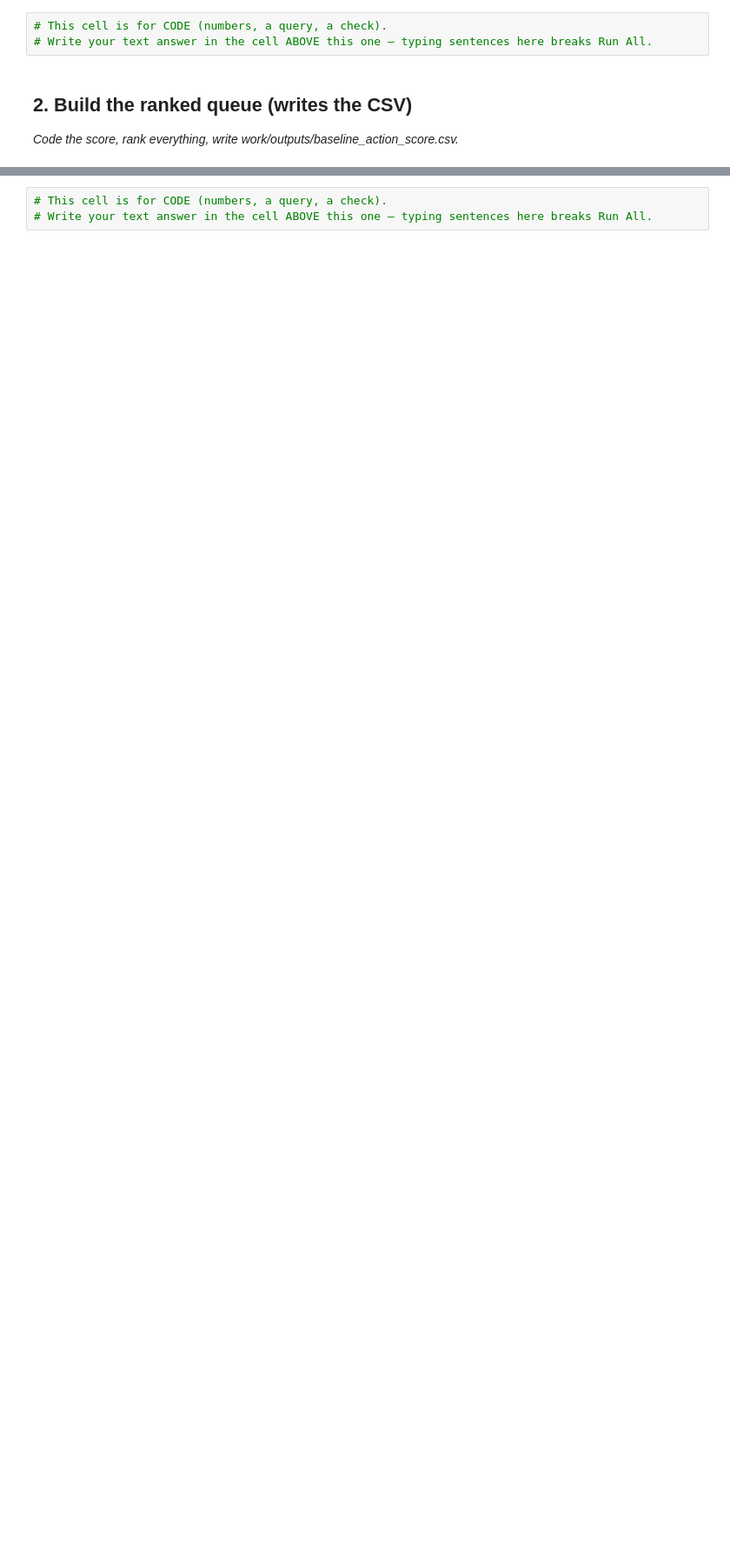
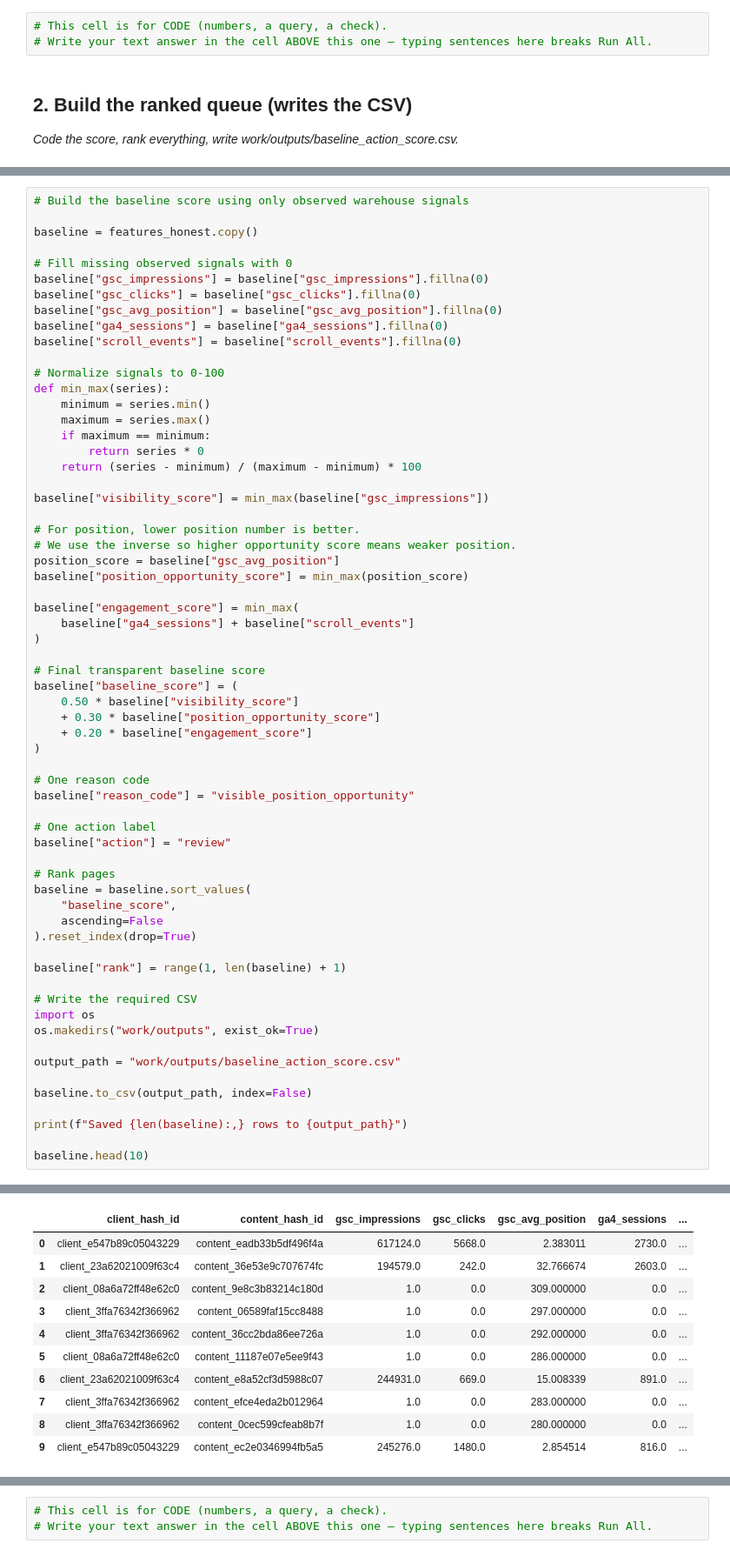
Before and after one commit to MariamMohamed06/flyrank-ml-week1, a Jupyter notebook: work/notebooks/w04_baseline_score.ipynb, the cells around one changed output, grey strips where cells are left out. Shown at 87% size. Drawn from its saved outputs; the diff is of its cells as text; blank space fills up the shorter version.

```diff
--- a/work/notebooks/w04_baseline_score.ipynb
+++ b/work/notebooks/w04_baseline_score.ipynb
@@ -19,0 +84,64 @@ This skeleton is yours to fill. Work the sections **in order** — each one has
+# %%
+# Build the baseline score using only observed warehouse signals
+
+baseline = features_honest.copy()
+
+# Fill missing observed signals with 0
+baseline["gsc_impressions"] = baseline["gsc_impressions"].fillna(0)
+baseline["gsc_clicks"] = baseline["gsc_clicks"].fillna(0)
+baseline["gsc_avg_position"] = baseline["gsc_avg_position"].fillna(0)
+baseline["ga4_sessions"] = baseline["ga4_sessions"].fillna(0)
+baseline["scroll_events"] = baseline["scroll_events"].fillna(0)
+
+# Normalize signals to 0-100
+def min_max(series):
+    minimum = series.min()
+    maximum = series.max()
+    if maximum == minimum:
+        return series * 0
+    return (series - minimum) / (maximum - minimum) * 100
+
+baseline["visibility_score"] = min_max(baseline["gsc_impressions"])
+
+# For position, lower position number is better.
+# We use the inverse so higher opportunity score means weaker position.
+position_score = baseline["gsc_avg_position"]
+baseline["position_opportunity_score"] = min_max(position_score)
+
+baseline["engagement_score"] = min_max(
+    baseline["ga4_sessions"] + baseline["scroll_events"]
+)
+
+# Final transparent baseline score
+baseline["baseline_score"] = (
+    0.50 * baseline["visibility_score"]
+    + 0.30 * baseline["position_opportunity_score"]
+    + 0.20 * baseline["engagement_score"]
+)
+
+# One reason code
+baseline["reason_code"] = "visible_position_opportunity"
+
+# One action label
+baseline["action"] = "review"
+
+# Rank pages
+baseline = baseline.sort_values(
+    "baseline_score",
+    ascending=False
+).reset_index(drop=True)
+
+baseline["rank"] = range(1, len(baseline) + 1)
+
+# Write the required CSV
+import os
+os.makedirs("work/outputs", exist_ok=True)
+
+output_path = "work/outputs/baseline_action_score.csv"
+
+baseline.to_csv(output_path, index=False)
+
+print(f"Saved {len(baseline):,} rows to {output_path}")
+
+baseline.head(10)
+# %% [output]
@@ -19,0 +149,11 @@ This skeleton is yours to fill. Work the sections **in order** — each one has
+|  | client_hash_id | content_hash_id | gsc_impressions | gsc_clicks | gsc_avg_position | ga4_sessions | ... |
+| 0 | client_e547b89c05043229 | content_eadb33b5df496f4a | 617124.0 | 5668.0 | 2.383011 | 2730.0 | ... |
+| 1 | client_23a62021009f63c4 | content_36e53e9c707674fc | 194579.0 | 242.0 | 32.766674 | 2603.0 | ... |
+| 2 | client_08a6a72ff48e62c0 | content_9e8c3b83214c180d | 1.0 | 0.0 | 309.000000 | 0.0 | ... |
+| 3 | client_3ffa76342f366962 | content_06589faf15cc8488 | 1.0 | 0.0 | 297.000000 | 0.0 | ... |
+| 4 | client_3ffa76342f366962 | content_36cc2bda86ee726a | 1.0 | 0.0 | 292.000000 | 0.0 | ... |
+| 5 | client_08a6a72ff48e62c0 | content_11187e07e5ee9f43 | 1.0 | 0.0 | 286.000000 | 0.0 | ... |
+| 6 | client_23a62021009f63c4 | content_e8a52cf3d5988c07 | 244931.0 | 669.0 | 15.008339 | 891.0 | ... |
+| 7 | client_3ffa76342f366962 | content_efce4eda2b012964 | 1.0 | 0.0 | 283.000000 | 0.0 | ... |
+| 8 | client_3ffa76342f366962 | content_0cec599cfeab8b7f | 1.0 | 0.0 | 280.000000 | 0.0 | ... |
+| 9 | client_e547b89c05043229 | content_ec2e0346994fb5a5 | 245276.0 | 1480.0 | 2.854514 | 816.0 | ... |
```
Also changed, not shown: parts of 13 cells of this notebook.
